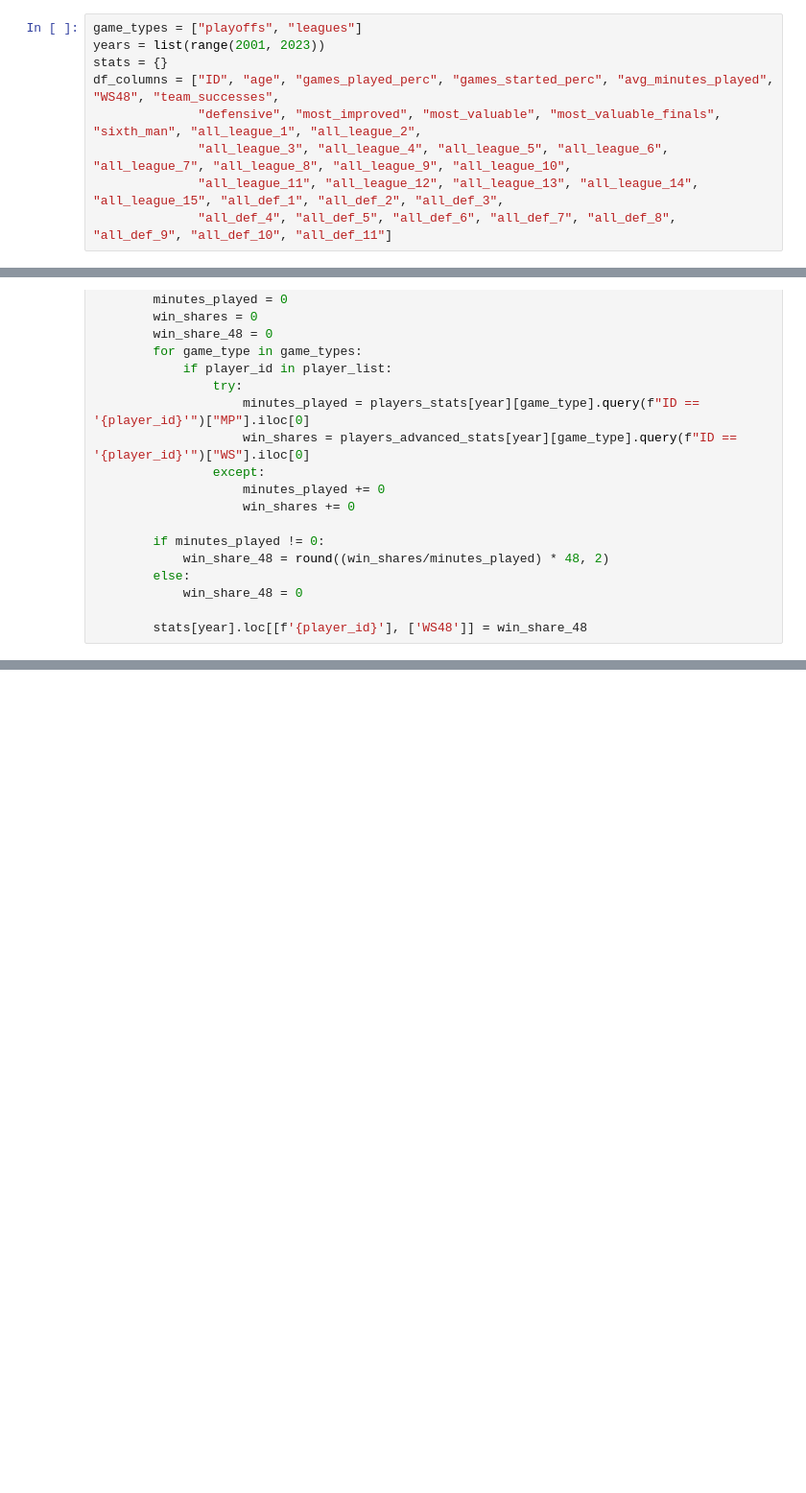
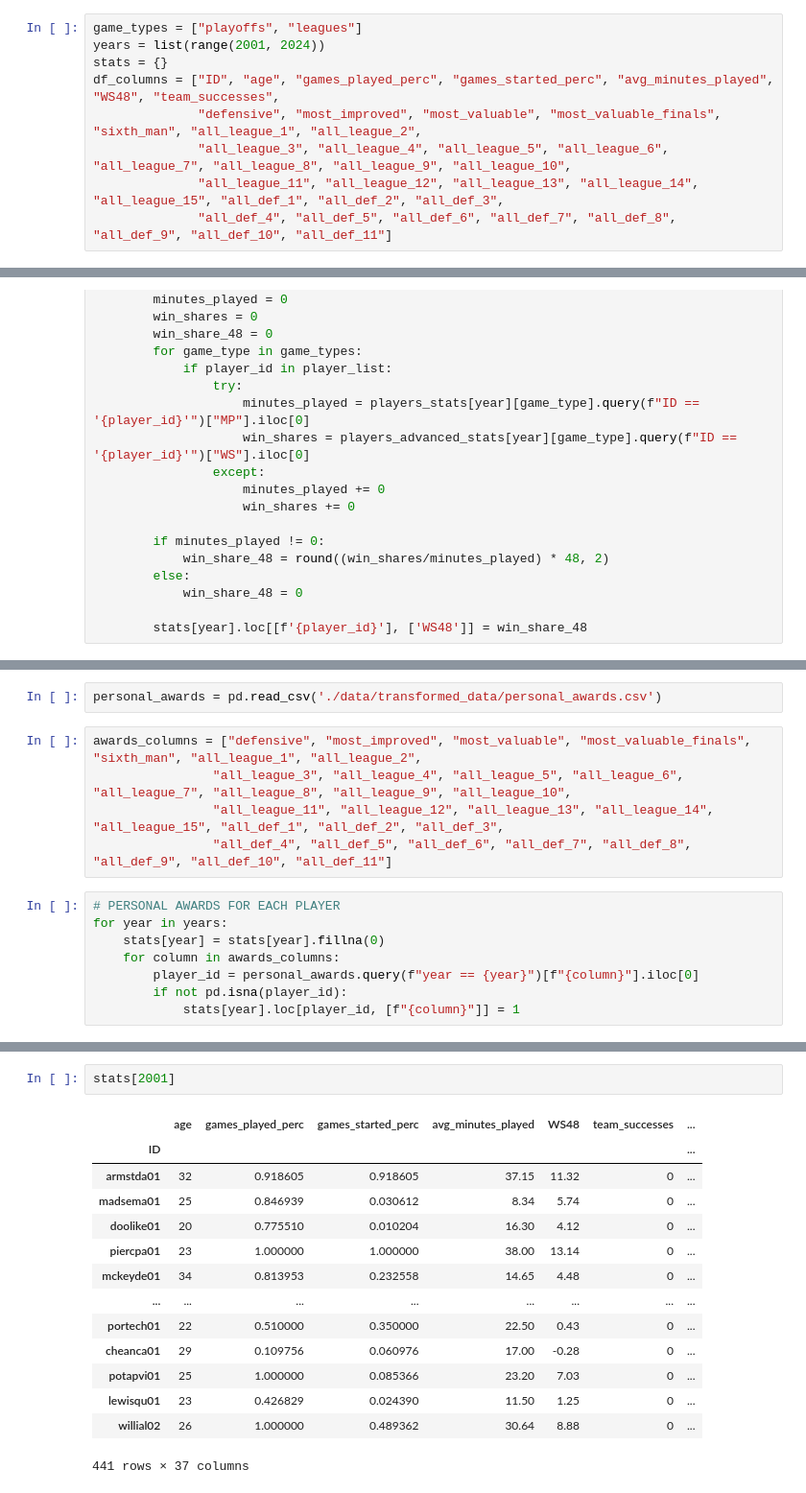
Before and after one commit to andrzej-zernaczuk/bachelor_degree, a Jupyter notebook: final_stats.ipynb, the cells around one changed output, grey strips where cells are left out. Shown: that part at 96% size. Cells and saved outputs as stored; diff of their text form; blank space fills up the shorter version.

Commit message:
data ready for modelin? :)

```diff
--- a/final_stats.ipynb
+++ b/final_stats.ipynb
@@ -13,6 +16,6 @@ with open('./data/transformed_data/players_advanced_stats.pickle', 'rb') as play
 # %%
 game_types = ["playoffs", "leagues"]
-years = list(range(2001, 2023))
+years = list(range(2001, 2024))
 stats = {}
 df_columns = ["ID", "age", "games_played_perc", "games_started_perc", "avg_minutes_played", "WS48", "team_successes",
               "defensive", "most_improved", "most_valuable", "most_valuable_finals", "sixth_man", "all_league_1", "all_league_2",
@@ -152,0 +138,15 @@ for year in years:
+# %%
+personal_awards = pd.read_csv('./data/transformed_data/personal_awards.csv')
+# %%
+awards_columns = ["defensive", "most_improved", "most_valuable", "most_valuable_finals", "sixth_man", "all_league_1", "all_league_2",
+                "all_league_3", "all_league_4", "all_league_5", "all_league_6", "all_league_7", "all_league_8", "all_league_9", "all_league_10",
+                "all_league_11", "all_league_12", "all_league_13", "all_league_14", "all_league_15", "all_def_1", "all_def_2", "all_def_3",
+                "all_def_4", "all_def_5", "all_def_6", "all_def_7", "all_def_8", "all_def_9", "all_def_10", "all_def_11"]
+# %%
+# PERSONAL AWARDS FOR EACH PLAYER
+for year in years:
+    stats[year] = stats[year].fillna(0)
+    for column in awards_columns:
+        player_id = personal_awards.query(f"year == {year}")[f"{column}"].iloc[0]
+        if not pd.isna(player_id):
+            stats[year].loc[player_id, [f"{column}"]] = 1
@@ -152,0 +178,17 @@ for year in years:
+# %%
+stats[2001]
+# %% [output]
+|  | age | games_played_perc | games_started_perc | avg_minutes_played | WS48 | team_successes | ... |
+| ID |  |  |  |  |  |  | ... |
+| armstda01 | 32 | 0.918605 | 0.918605 | 37.15 | 11.32 | 0 | ... |
+| madsema01 | 25 | 0.846939 | 0.030612 | 8.34 | 5.74 | 0 | ... |
+| doolike01 | 20 | 0.775510 | 0.010204 | 16.30 | 4.12 | 0 | ... |
+| piercpa01 | 23 | 1.000000 | 1.000000 | 38.00 | 13.14 | 0 | ... |
+| mckeyde01 | 34 | 0.813953 | 0.232558 | 14.65 | 4.48 | 0 | ... |
+| ... | ... | ... | ... | ... | ... | ... | ... |
+| portech01 | 22 | 0.510000 | 0.350000 | 22.50 | 0.43 | 0 | ... |
+| cheanca01 | 29 | 0.109756 | 0.060976 | 17.00 | -0.28 | 0 | ... |
+| potapvi01 | 25 | 1.000000 | 0.085366 | 23.20 | 7.03 | 0 | ... |
+| lewisqu01 | 23 | 0.426829 | 0.024390 | 11.50 | 1.25 | 0 | ... |
+| willial02 | 26 | 1.000000 | 0.489362 | 30.64 | 8.88 | 0 | ... |
+441 rows × 37 columns
```
Also changed, not shown: parts of 9 cells of this notebook, 5 other files.
